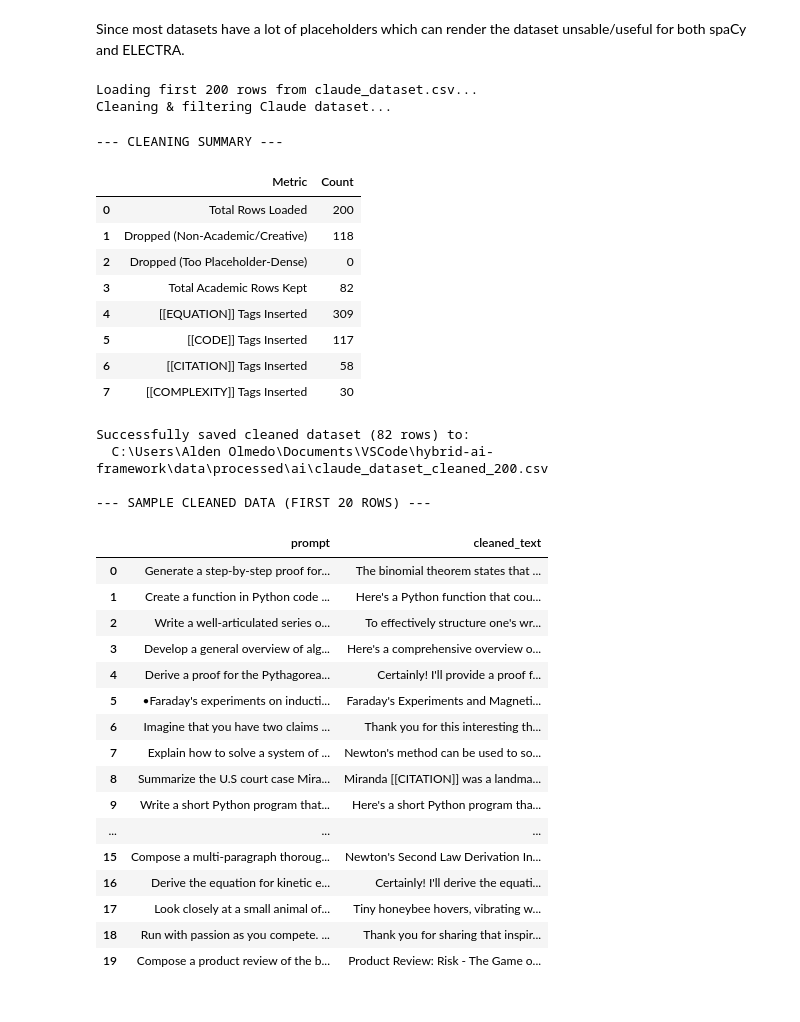
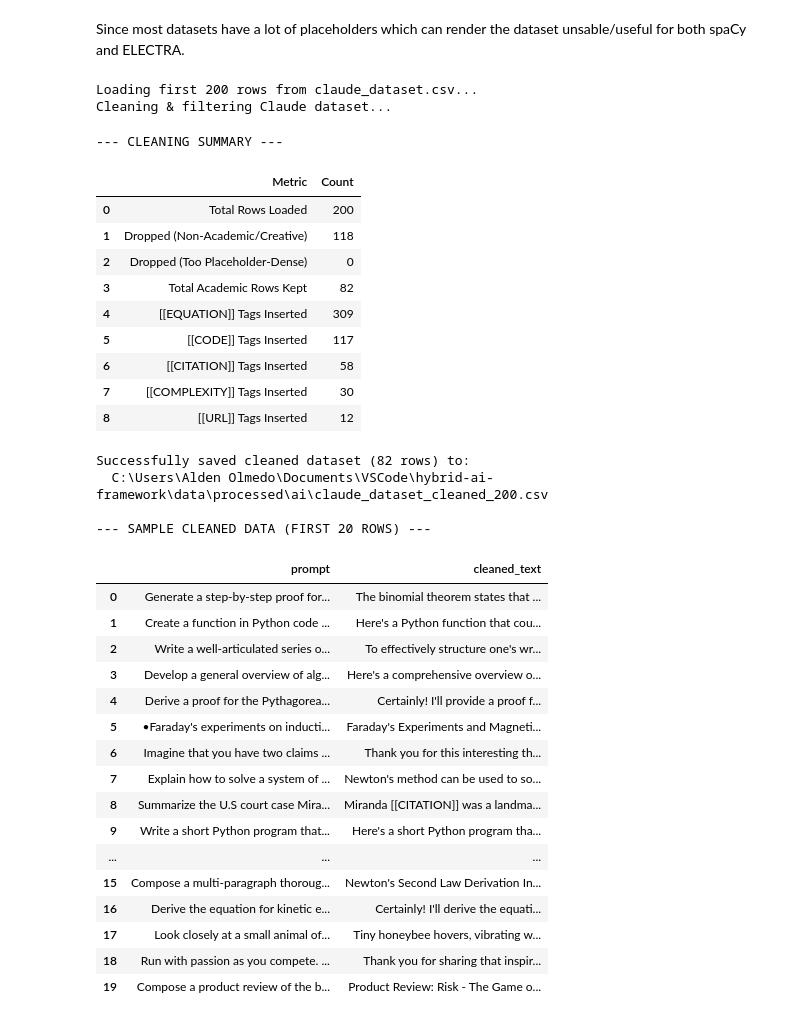
Before and after one commit to n4t5Uuu/Hybrid-AI-Text-Detector, a Jupyter notebook: src/notebooks/data_cleaning.ipynb, the cells around one changed output. Drawn from its saved outputs; the diff is of its cells as text; code cells hidden in the pictures.

Commit message:
faet: added a clean_url function to clean those rows with URLs

```diff
--- a/src/notebooks/data_cleaning.ipynb
+++ b/src/notebooks/data_cleaning.ipynb
@@ -291,11 +310,26 @@ def placeholder_density(text):
     if not isinstance(text, str):
         return 0
 
-    placeholder_count = len(re.findall(r'\[\[EQUATION\]\]|\[\[CODE\]\]|\[\[CITATION\]\]|\[\[COMPLEXITY\]\]', text))
+    placeholder_count = len(re.findall(r'\[\[EQUATION\]\]|\[\[CODE\]\]|\[\[CITATION\]\]|\[\[COMPLEXITY\]\]|\[\[URL\]\]', text))
     word_count = len(re.findall(r'\b[a-zA-Z]{2,}\b', text))
     total = placeholder_count + word_count
 
     return placeholder_count / total if total > 0 else 0
+
+def clean_pipeline(text):
+    """
+        Combined cleaning pipeline for all of the datasets
+    """
+
+    text = clean_code_texts(text)
+    text = clean_urls(text)
+    text = clean_complexity_notation(text)
+    text = strip_reference_list(text)
+    text = clean_citations(text)
+    text = clean_list_numbering(text)
+    text = clean_math_texts(text)
+
+    return text
 # %%
 import IPython.display as ipd
 
@@ -337,20 +371,6 @@ def extract_claude_prompt_and_response(text):
 
     return "", text.strip()
 
-
-def clean_pipeline(text):
-    """
-        Combined cleaning pipeline for all of the datasets
-    """
-
-    text = clean_code_texts(text)
-    text = clean_complexity_notation(text)
-    text = strip_reference_list(text)
-    text = clean_citations(text)
-    text = clean_list_numbering(text)
-    text = clean_math_texts(text)
-
-    return text
 
 def clean_claude_dataset(claude_csv_path, sample_size=200, density_threshold=0.4):
     """
@@ -406,7 +426,8 @@ def clean_claude_dataset(claude_csv_path, sample_size=200, density_threshold=0.4
             "[[EQUATION]] Tags Inserted",
             "[[CODE]] Tags Inserted",
             "[[CITATION]] Tags Inserted",
-            "[[COMPLEXITY]] Tags Inserted"
+            "[[COMPLEXITY]] Tags Inserted",
+            "[[URL]] Tags Inserted"
         ],
         "Count": [
             len(df_raw),
@@ -416,7 +437,8 @@ def clean_claude_dataset(claude_csv_path, sample_size=200, density_threshold=0.4
             df_processed['cleaned_text'].str.count(r'\[\[EQUATION\]\]').sum(),
             df_processed['cleaned_text'].str.count(r'\[\[CODE\]\]').sum(),
             df_processed['cleaned_text'].str.count(r'\[\[CITATION\]\]').sum(),
-            df_processed['cleaned_text'].str.count(r'\[\[COMPLEXITY\]\]').sum()
+            df_processed['cleaned_text'].str.count(r'\[\[COMPLEXITY\]\]').sum(),
+            df_processed['cleaned_text'].str.count(r'\[\[URL\]\]').sum()
         ]
     }
     df_summary = pd.DataFrame(summary_data)
@@ -425,33 +447,34 @@ def clean_claude_dataset(claude_csv_path, sample_size=200, density_threshold=0.4
     ipd.display(df_summary)
 
     # Save processed data to PROCESSED_AI_DIR
     filename = f"claude_dataset_cleaned_{sample_size}.csv" if sample_size else "claude_dataset_cleaned.csv"
     output_path = PROCESSED_AI_DIR / filename
     df_processed.to_csv(output_path, index=False)
     print(f"\nSuccessfully saved cleaned dataset ({len(df_processed)} rows) to:\n  {output_path.resolve()}")
 
     # Display first 20 rows table (prompt & cleaned_text)
     print("\n--- SAMPLE CLEANED DATA (FIRST 20 ROWS) ---")
     ipd.display(df_processed.head(20))
 
     return df_processed
 
 
 claude_dataset = RAW_AI_DIR / 'claude_dataset.csv'
 df_cleaned_claude = clean_claude_dataset(claude_dataset, sample_size=200)
 # %% [output]
 Loading first 200 rows from claude_dataset.csv...
 Cleaning & filtering Claude dataset...
 --- CLEANING SUMMARY ---
 |  | Metric | Count |
 | 0 | Total Rows Loaded | 200 |
 | 1 | Dropped (Non-Academic/Creative) | 118 |
 | 2 | Dropped (Too Placeholder-Dense) | 0 |
 | 3 | Total Academic Rows Kept | 82 |
 | 4 | [[EQUATION]] Tags Inserted | 309 |
 | 5 | [[CODE]] Tags Inserted | 117 |
 | 6 | [[CITATION]] Tags Inserted | 58 |
 | 7 | [[COMPLEXITY]] Tags Inserted | 30 |
+| 8 | [[URL]] Tags Inserted | 12 |
 Successfully saved cleaned dataset (82 rows) to:
   C:\Users\Alden Olmedo\Documents\VSCode\hybrid-ai-framework\data\processed\ai\claude_dataset_cleaned_200.csv
 
```
Also changed, not shown: parts of 1 cell of this notebook.
